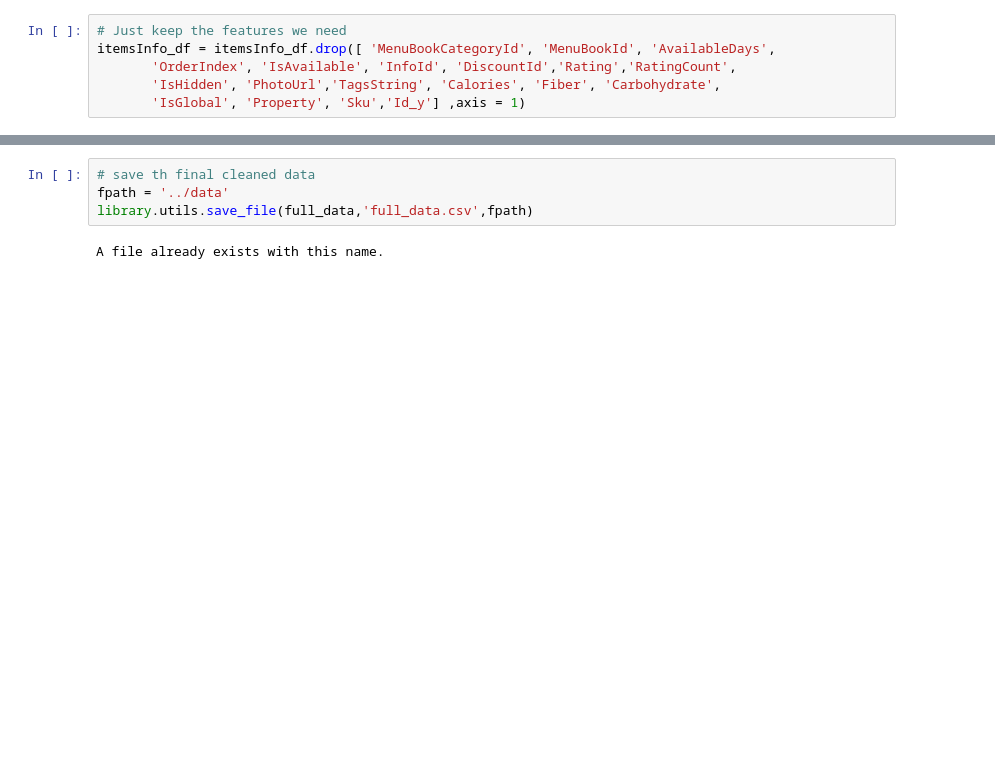
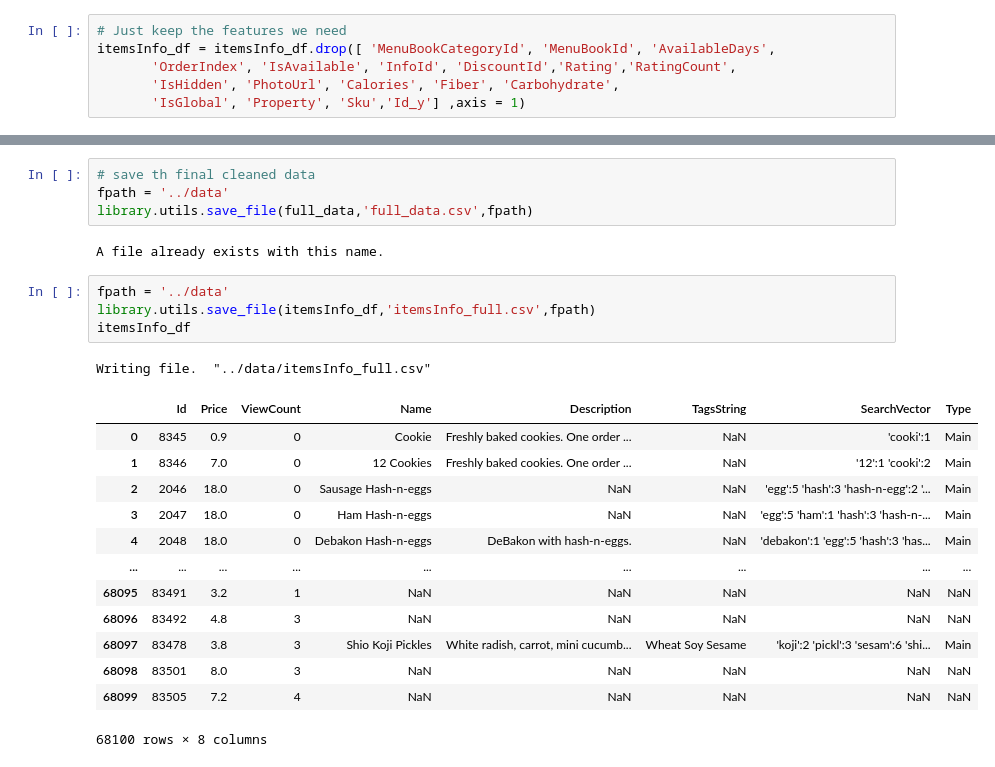
Before and after one commit to nakisa84/personalized-food-recommendation, a Jupyter notebook: notebooks/data-wrangling.ipynb, the cells around one changed output, grey strips where cells are left out. Drawn from its saved outputs; the diff is of its cells as text; blank space fills up the shorter version.

```diff
--- a/notebooks/data-wrangling.ipynb
+++ b/notebooks/data-wrangling.ipynb
@@ -447,7 +453,7 @@ Index(['Id_x', 'Price', 'MenuBookCategoryId', 'MenuBookId', 'AvailableDays',
 # Just keep the features we need
 itemsInfo_df = itemsInfo_df.drop([ 'MenuBookCategoryId', 'MenuBookId', 'AvailableDays',
        'OrderIndex', 'IsAvailable', 'InfoId', 'DiscountId','Rating','RatingCount',
-       'IsHidden', 'PhotoUrl','TagsString', 'Calories', 'Fiber', 'Carbohydrate',
+       'IsHidden', 'PhotoUrl', 'Calories', 'Fiber', 'Carbohydrate',
        'IsGlobal', 'Property', 'Sku','Id_y'] ,axis = 1)
 # %%
 itemsInfo_df.info()
@@ -713,3 +734,22 @@ fpath = '../data'
 library.utils.save_file(full_data,'full_data.csv',fpath)
 # %% [output]
 A file already exists with this name.
+# %%
+fpath = '../data'
+library.utils.save_file(itemsInfo_df,'itemsInfo_full.csv',fpath)
+itemsInfo_df
+# %% [output]
+Writing file.  "../data/itemsInfo_full.csv"
+|  | Id | Price | ViewCount | Name | Description | TagsString | SearchVector | Type |
+| 0 | 8345 | 0.9 | 0 | Cookie | Freshly baked cookies. One order ... | NaN | 'cooki':1 | Main |
+| 1 | 8346 | 7.0 | 0 | 12 Cookies | Freshly baked cookies. One order ... | NaN | '12':1 'cooki':2 | Main |
+| 2 | 2046 | 18.0 | 0 | Sausage Hash-n-eggs | NaN | NaN | 'egg':5 'hash':3 'hash-n-egg':2 '... | Main |
+| 3 | 2047 | 18.0 | 0 | Ham Hash-n-eggs | NaN | NaN | 'egg':5 'ham':1 'hash':3 'hash-n-... | Main |
+| 4 | 2048 | 18.0 | 0 | Debakon Hash-n-eggs | DeBakon with hash-n-eggs. | NaN | 'debakon':1 'egg':5 'hash':3 'has... | Main |
+| ... | ... | ... | ... | ... | ... | ... | ... | ... |
+| 68095 | 83491 | 3.2 | 1 | NaN | NaN | NaN | NaN | NaN |
+| 68096 | 83492 | 4.8 | 3 | NaN | NaN | NaN | NaN | NaN |
+| 68097 | 83478 | 3.8 | 3 | Shio Koji Pickles | White radish, carrot, mini cucumb... | Wheat Soy Sesame | 'koji':2 'pickl':3 'sesam':6 'shi... | Main |
+| 68098 | 83501 | 8.0 | 3 | NaN | NaN | NaN | NaN | NaN |
+| 68099 | 83505 | 7.2 | 4 | NaN | NaN | NaN | NaN | NaN |
+68100 rows × 8 columns
```
Also changed, not shown: parts of 4 cells of this notebook, 2 other files.
